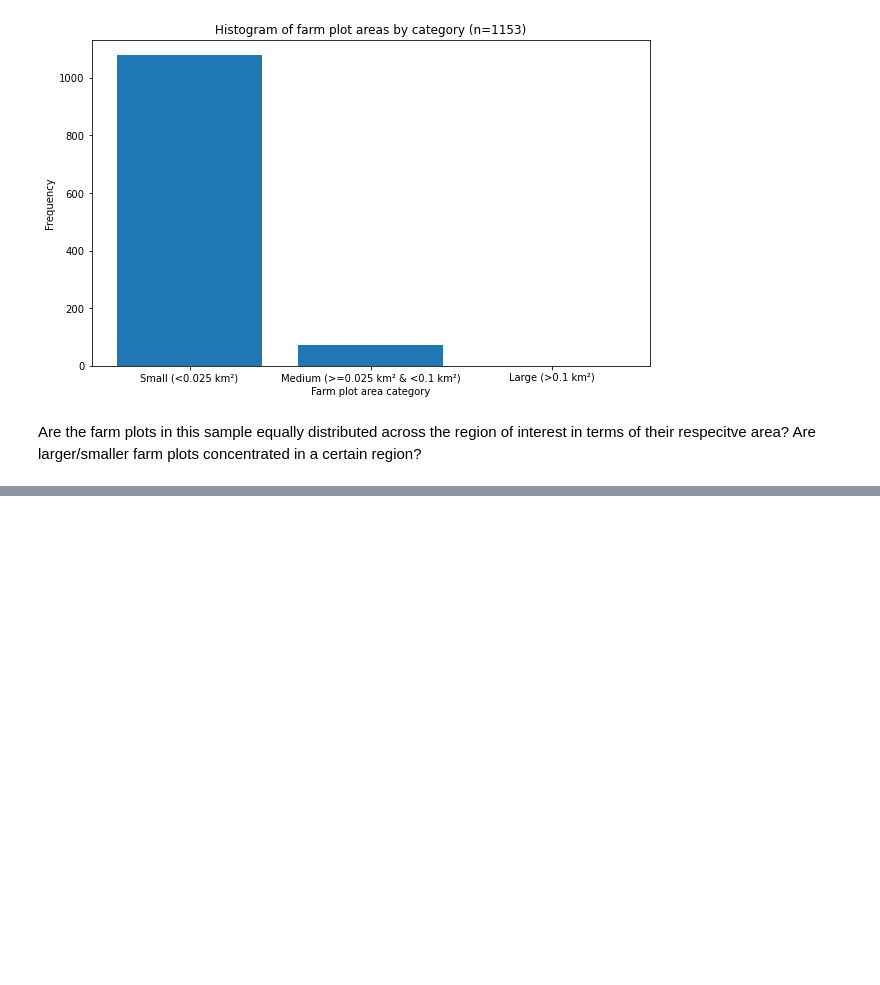
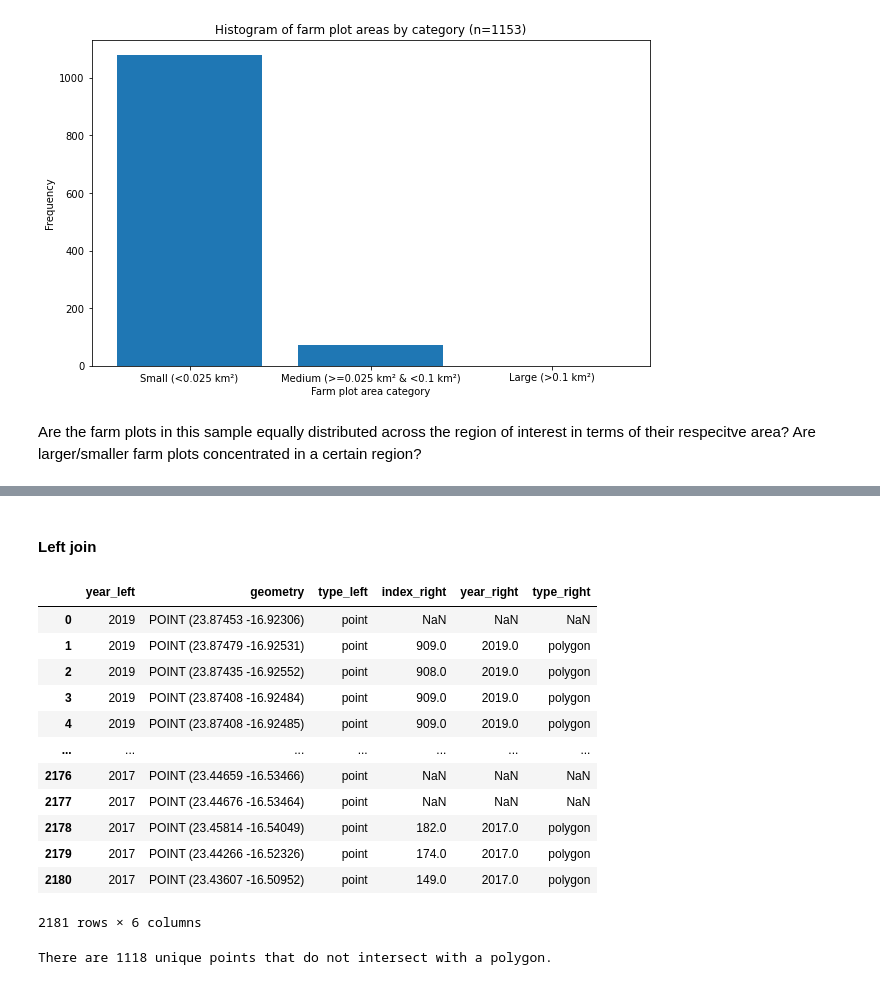
Before and after one commit to alexvmt/farm_plot_detection, a Jupyter notebook: exploratory_data_analysis.ipynb, the cells around one changed output, grey strips where cells are left out. Saved outputs shown, nothing was run; the diff lists cells and outputs as text; code cells hidden in the pictures; blank space fills up the shorter version.

```diff
--- a/farm_plots_fixed_eda.ipynb
+++ b/exploratory_data_analysis.ipynb
@@ -352,0 +490,23 @@ Are the farm plots in this sample equally distributed across the region of inter
+# %% [markdown]
+#### Left join
+# %%
+left_join = points_deduplicated.sjoin(polygons, how='left', predicate='intersects').reset_index(drop=True)
+left_join
+# %% [output]
+|  | year_left | geometry | type_left | index_right | year_right | type_right |
+| 0 | 2019 | POINT (23.87453 -16.92306) | point | NaN | NaN | NaN |
+| 1 | 2019 | POINT (23.87479 -16.92531) | point | 909.0 | 2019.0 | polygon |
+| 2 | 2019 | POINT (23.87435 -16.92552) | point | 908.0 | 2019.0 | polygon |
+| 3 | 2019 | POINT (23.87408 -16.92484) | point | 909.0 | 2019.0 | polygon |
+| 4 | 2019 | POINT (23.87408 -16.92485) | point | 909.0 | 2019.0 | polygon |
+| ... | ... | ... | ... | ... | ... | ... |
+| 2176 | 2017 | POINT (23.44659 -16.53466) | point | NaN | NaN | NaN |
+| 2177 | 2017 | POINT (23.44676 -16.53464) | point | NaN | NaN | NaN |
+| 2178 | 2017 | POINT (23.45814 -16.54049) | point | 182.0 | 2017.0 | polygon |
+| 2179 | 2017 | POINT (23.44266 -16.52326) | point | 174.0 | 2017.0 | polygon |
+| 2180 | 2017 | POINT (23.43607 -16.50952) | point | 149.0 | 2017.0 | polygon |
+2181 rows × 6 columns
+# %%
+print('There are {} unique points that do not intersect with a polygon.'.format(left_join['geometry'].nunique() - left_join.dropna()['geometry'].nunique()))
+# %% [output]
+There are 1118 unique points that do not intersect with a polygon.
```
Also changed, not shown: parts of 53 cells of this notebook.
